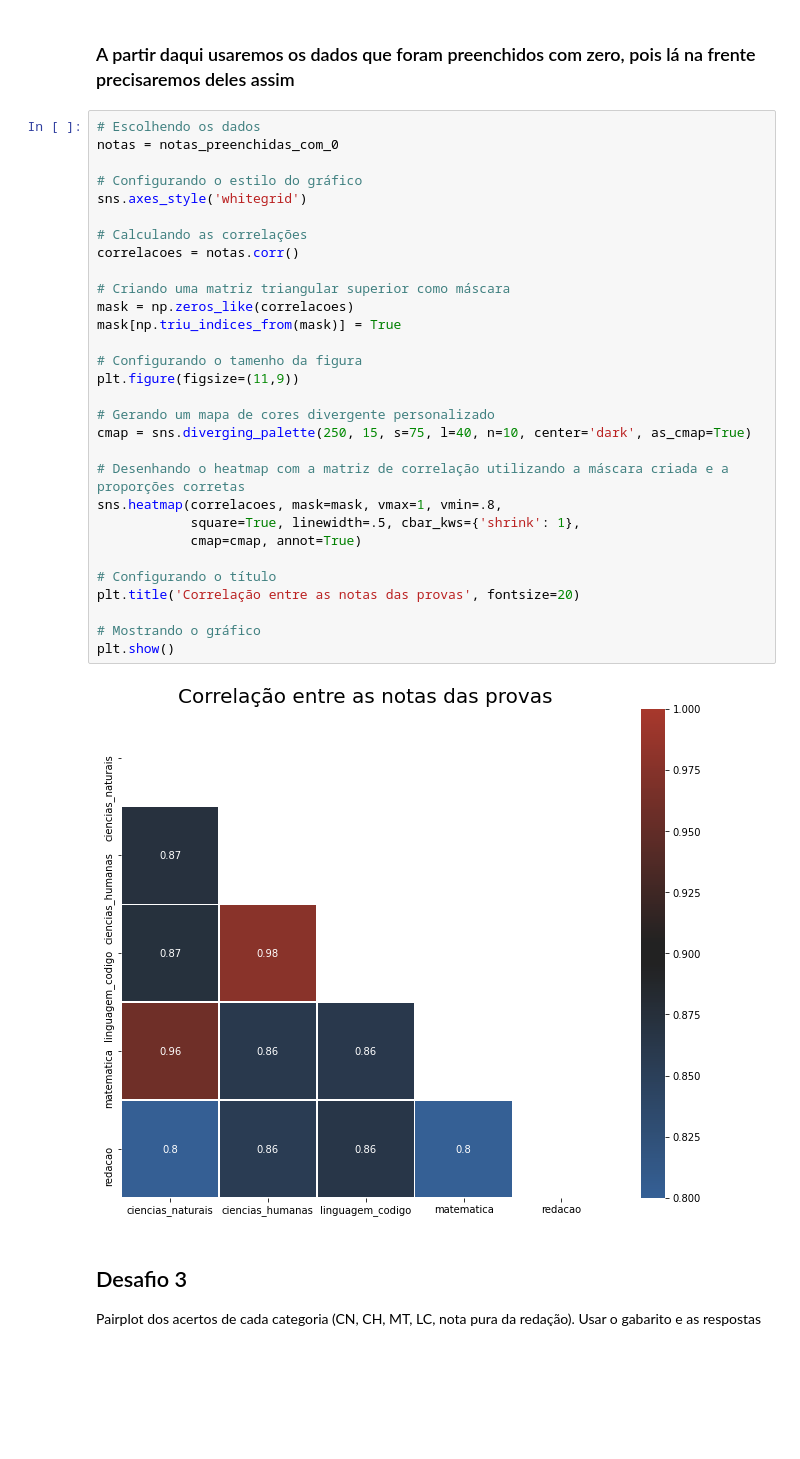
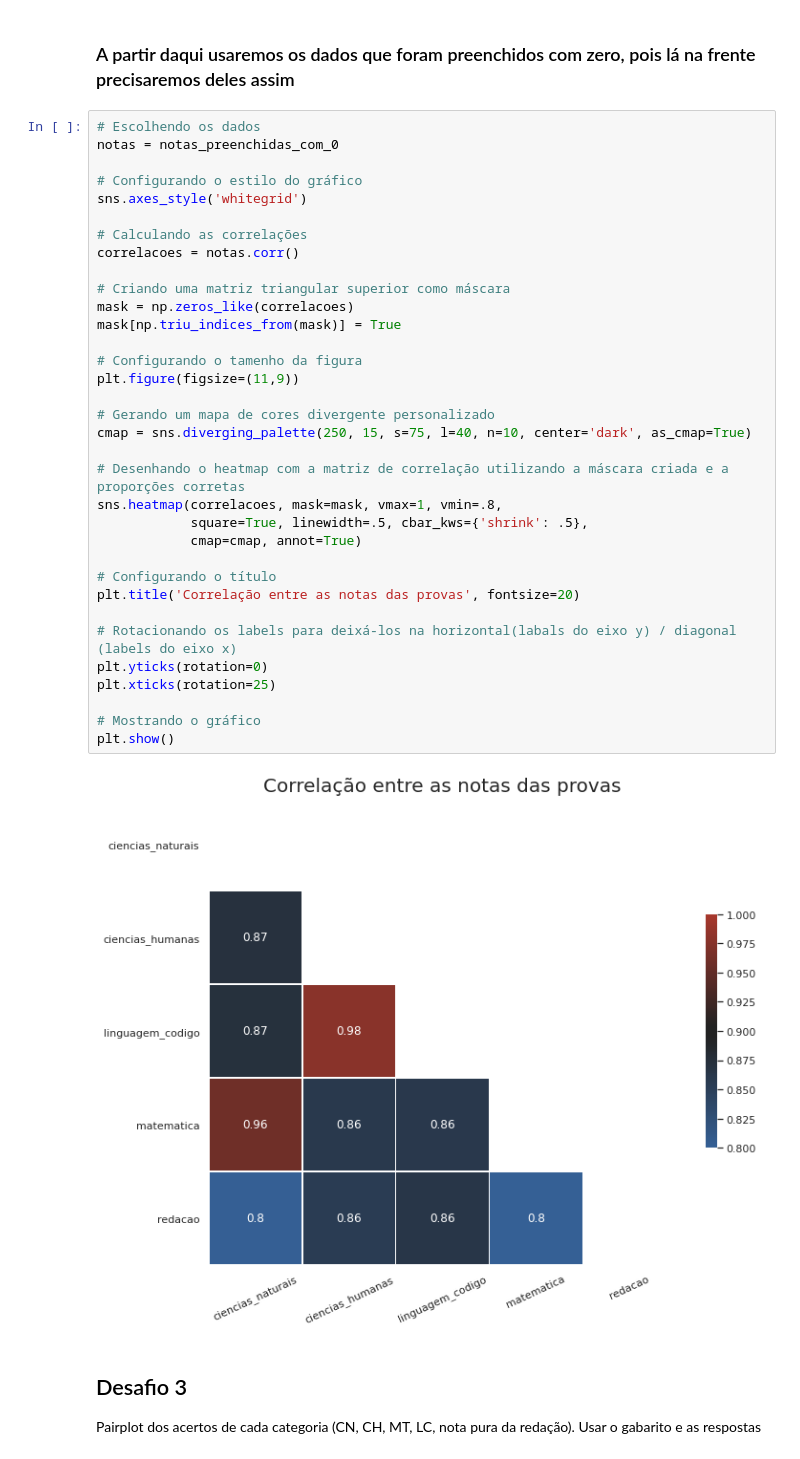
Before and after one commit to guilhermeribg/QuarentenaDados-1, a Jupyter notebook: aula04.ipynb, the cells around one changed output. Cells and saved outputs as stored; diff of their text form; blank space fills up the shorter version.

```diff
--- a/aula04.ipynb
+++ b/aula04.ipynb
@@ -66,35 +66,39 @@ A matriz de correlação está feiosa, vamos deixar mais bonita? :) Não se esqu
 # %%
 # Escolhendo os dados
 notas = notas_preenchidas_com_0
 
 # Configurando o estilo do gráfico
 sns.axes_style('whitegrid')
 
 # Calculando as correlações
 correlacoes = notas.corr()
 
 # Criando uma matriz triangular superior como máscara
 mask = np.zeros_like(correlacoes)
 mask[np.triu_indices_from(mask)] = True
 
 # Configurando o tamenho da figura
 plt.figure(figsize=(11,9))
 
 # Gerando um mapa de cores divergente personalizado
 cmap = sns.diverging_palette(250, 15, s=75, l=40, n=10, center='dark', as_cmap=True)
 
 # Desenhando o heatmap com a matriz de correlação utilizando a máscara criada e a proporções corretas
 sns.heatmap(correlacoes, mask=mask, vmax=1, vmin=.8,
-            square=True, linewidth=.5, cbar_kws={'shrink': 1},
+            square=True, linewidth=.5, cbar_kws={'shrink': .5},
             cmap=cmap, annot=True)
 
 # Configurando o título
 plt.title('Correlação entre as notas das provas', fontsize=20)
 
+# Rotacionando os labels para deixá-los na horizontal(labals do eixo y) / diagonal (labels do eixo x)
+plt.yticks(rotation=0)
+plt.xticks(rotation=25)
+
 # Mostrando o gráfico
 plt.show()
 # %% [output]
-[figure, old version]
+[figure, new version]
 # %% [markdown]
 ## Desafio 3
 Pairplot dos acertos de cada categoria (CN, CH, MT, LC, nota pura da redação). Usar o gabarito e as respostas
```
Also changed, not shown: parts of 1 cell of this notebook.
